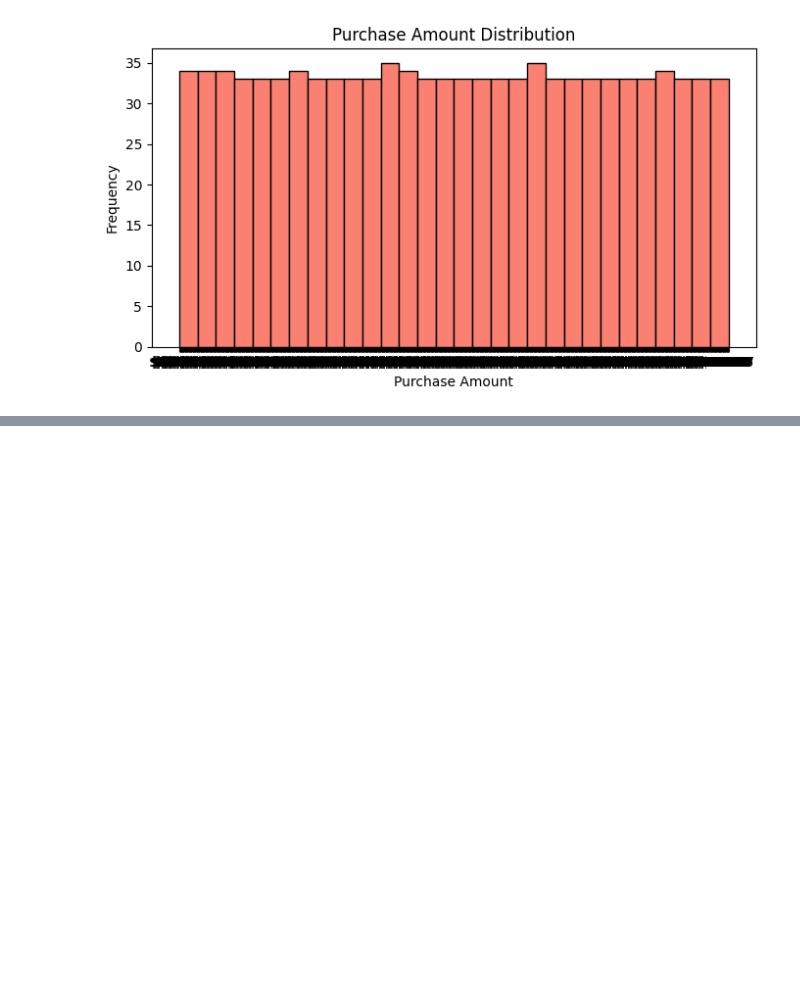
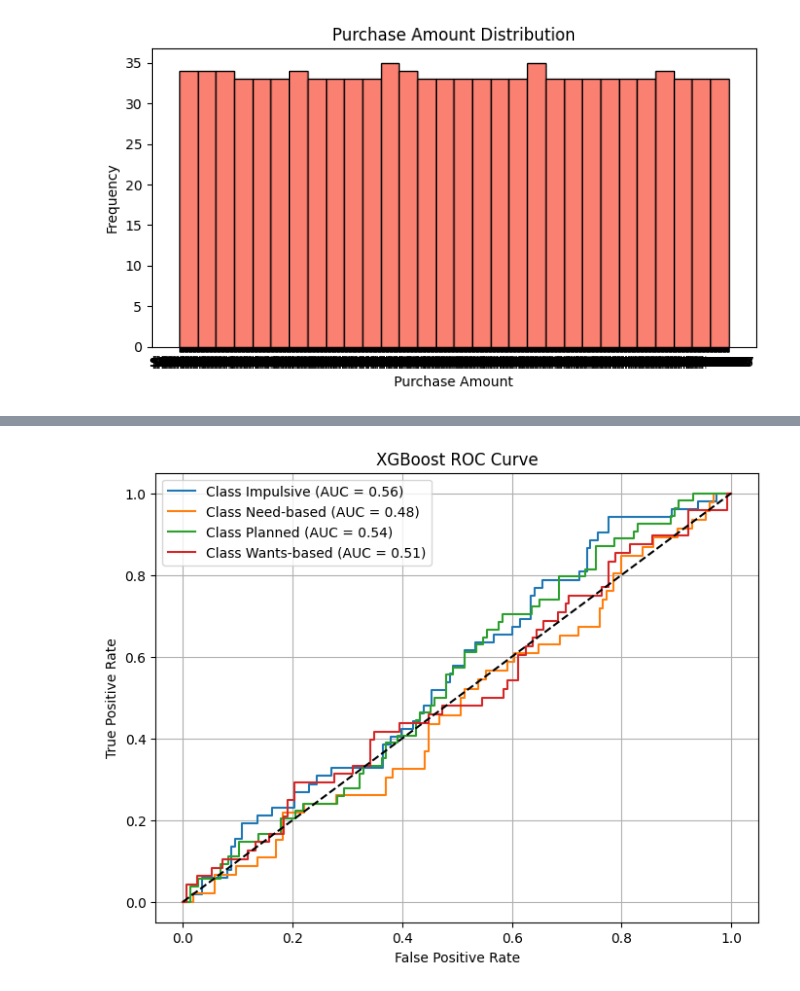
Before and after one commit to Bhekstar007/COS20089, a Jupyter notebook: Assignment_2.ipynb, the cells around one changed output, grey strips where cells are left out. Drawn from its saved outputs; the diff is of its cells as text; code cells hidden in the pictures; blank space fills up the shorter version.

```diff
--- a/Assignment_2.ipynb
+++ b/Assignment_2.ipynb
@@ -444,0 +594,19 @@ plt.show()
+# %%
+# Grid Search with DataFrame input to retain column names
+xgb_clf = xgb.XGBClassifier(use_label_encoder=False, eval_metric='mlogloss', random_state=42)
+
+param_grid = {
+    'max_depth': [3, 5],
+    'learning_rate': [0.01, 0.1],
+    'n_estimators': [100, 150]
+}
+
+grid_search = GridSearchCV(estimator=xgb_clf, param_grid=param_grid, cv=3, scoring='precision_macro', verbose=1)
+grid_search.fit(X_train_df, y_train)
+
+# Best model
+best_xgb_model = grid_search.best_estimator_
+best_preds = best_xgb_model.predict(X_test_df)
+
+print("Best XGBoost Model Classification Report:")
+print(classification_report(y_test, best_preds, target_names=target_le.classes_))
@@ -444,0 +662,28 @@ plt.show()
+# %%
+# Binarize the output labels for multiclass ROC
+y_test_bin = label_binarize(y_test, classes=[0, 1, 2, 3])
+
+# Predict probabilities
+xgb_probs = best_xgb_model.predict_proba(X_test)
+nn_probs = nn_model.predict(X_test)
+
+# Compute ROC curves and AUC
+fpr = dict()
+tpr = dict()
+roc_auc = dict()
+for i in range(4):
+    fpr[i], tpr[i], _ = roc_curve(y_test_bin[:, i], xgb_probs[:, i])
+    roc_auc[i] = auc(fpr[i], tpr[i])
+
+# Plot XGBoost ROC
+plt.figure(figsize=(8,6))
+for i in range(4):
+    plt.plot(fpr[i], tpr[i], label=f'Class {target_le.classes_[i]} (AUC = {roc_auc[i]:.2f})')
+plt.plot([0, 1], [0, 1], 'k--')
+plt.title('XGBoost ROC Curve')
+plt.xlabel('False Positive Rate')
+plt.ylabel('True Positive Rate')
+plt.legend()
+plt.grid()
+plt.show()
+# %% [output]
@@ -444,0 +691 @@ plt.show()
+[figure, added]
```
Also changed, not shown: parts of 32 cells of this notebook.
